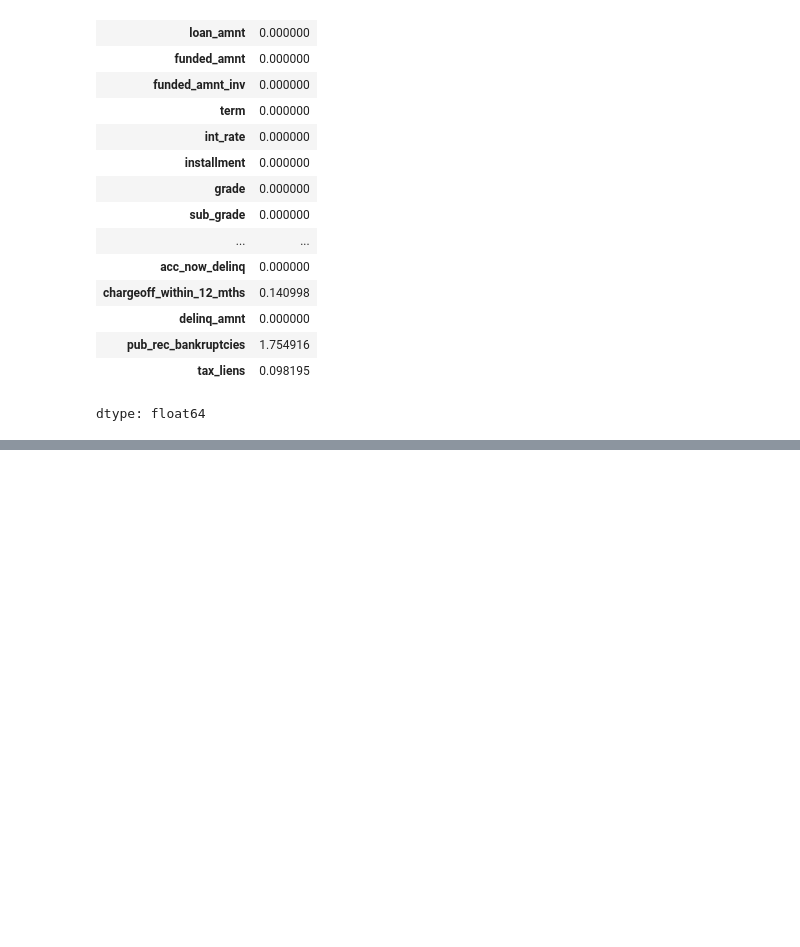
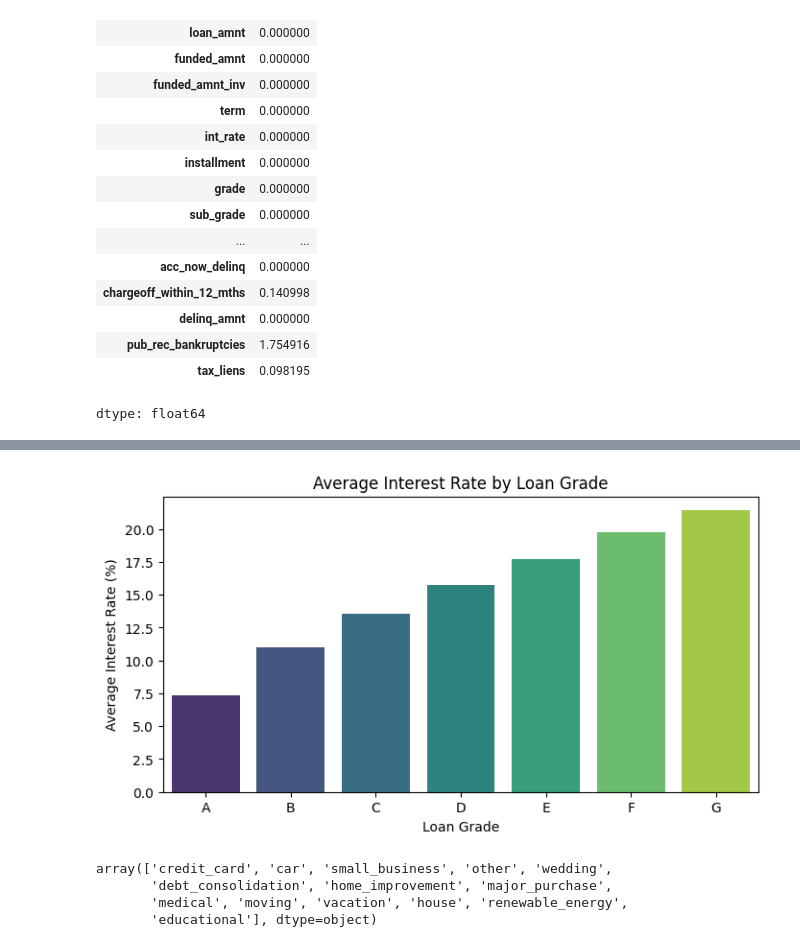
Before and after one commit to InsightByHarshit/Loan-Data-Analysis, a Jupyter notebook: Loan_Data.ipynb, the cells around one changed output, grey strips where cells are left out. Cells and saved outputs as stored; diff of their text form; code cells hidden in the pictures; blank space fills up the shorter version.

```diff
--- a/Loan_Data.ipynb
+++ b/Loan_Data.ipynb
@@ -430,0 +265,30 @@ plt.show()
+# %%
+# Calculate the average interest rate for each grade
+new['int_rate'] = new['int_rate'].astype(str).str.rstrip('%').astype(float)
+
+
+avg_interest_rate_by_grade = new.groupby('grade')['int_rate'].mean()
+
+
+
+# Plot the bar chart
+plt.figure(figsize=(8, 4))
+sns.barplot(x=avg_interest_rate_by_grade.index, y=avg_interest_rate_by_grade.values, palette="viridis")
+
+# Customize the plot
+plt.title("Average Interest Rate by Loan Grade")
+plt.xlabel("Loan Grade")
+plt.ylabel("Average Interest Rate (%)")
+
+
+# Show the plot
+plt.show()
+# %% [output]
+[figure, added]
+# %%
+new["purpose"].unique()
+# %% [output]
+array(['credit_card', 'car', 'small_business', 'other', 'wedding',
+       'debt_consolidation', 'home_improvement', 'major_purchase',
+       'medical', 'moving', 'vacation', 'house', 'renewable_energy',
+       'educational'], dtype=object)
```
Also changed, not shown: parts of 40 cells of this notebook.
